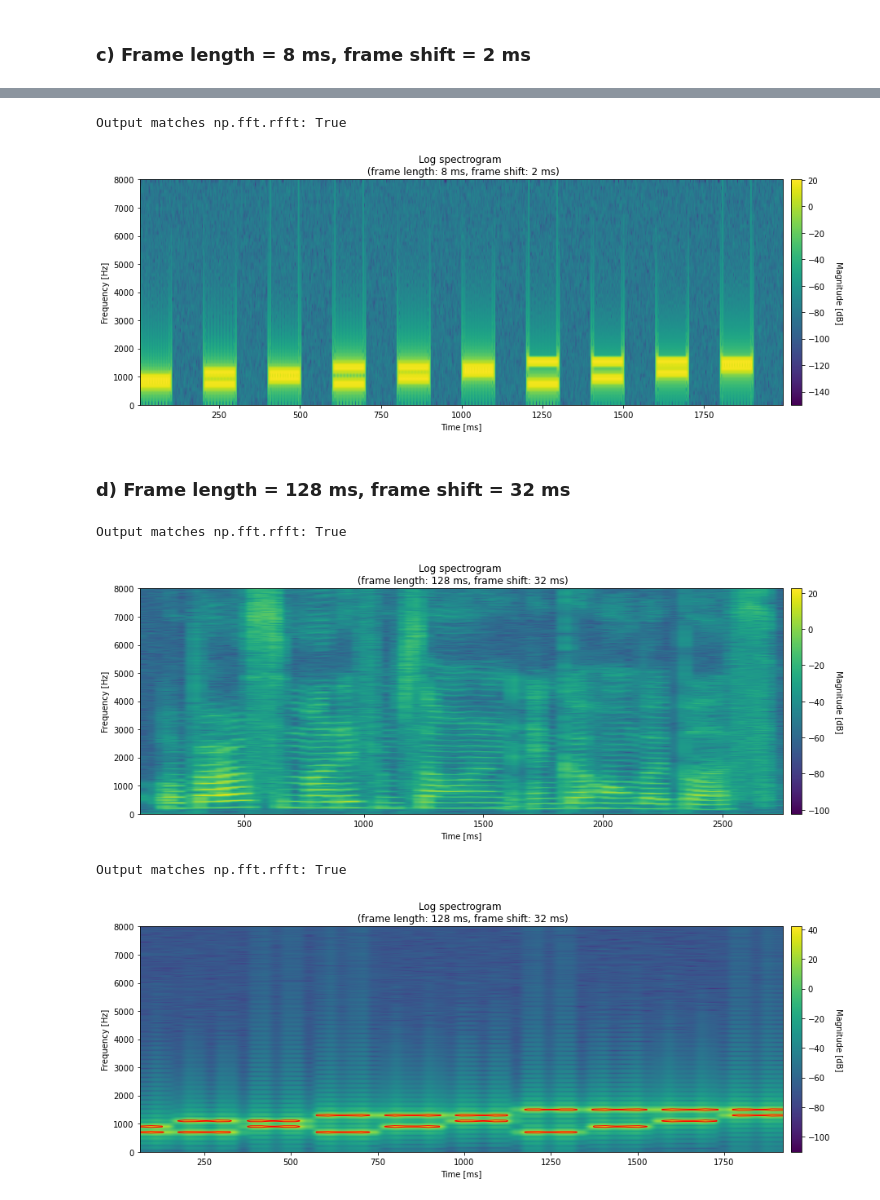
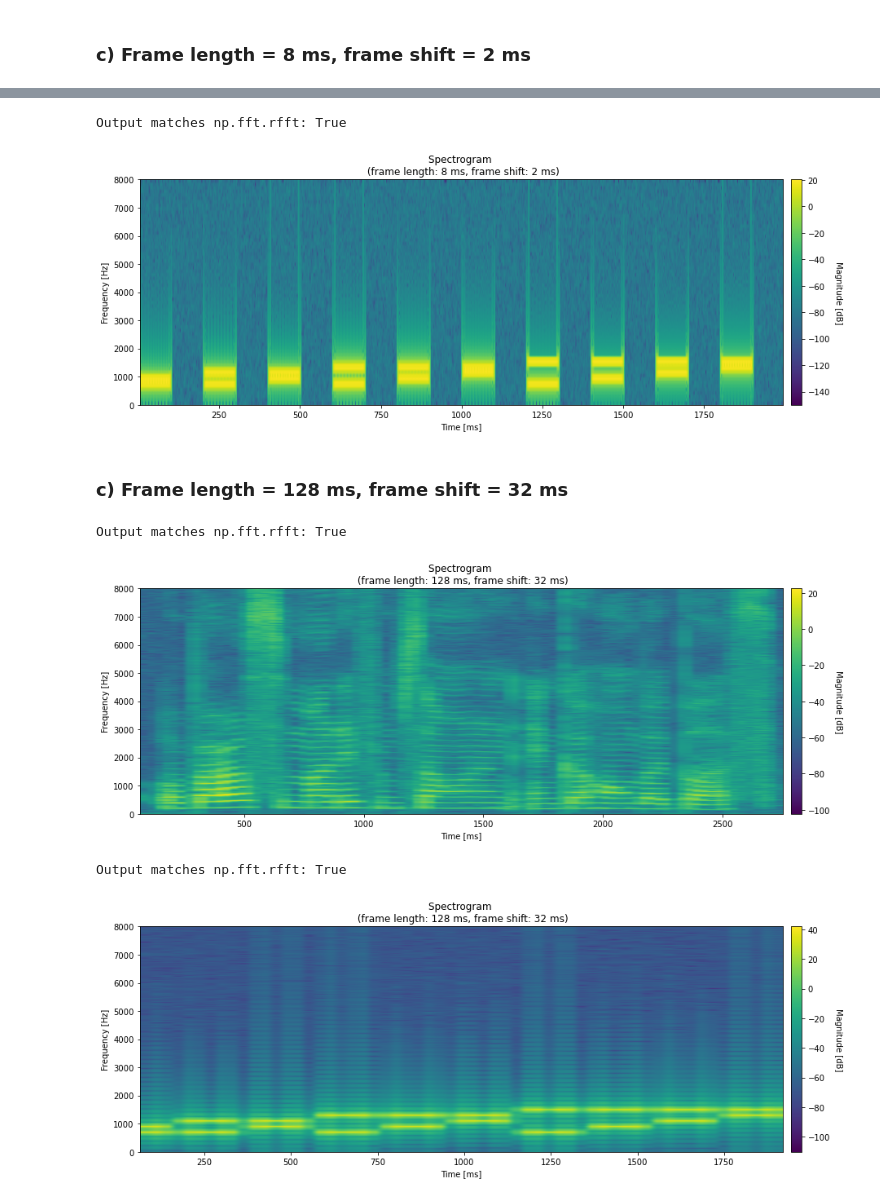
Before and after one commit to iibrahimli/ssp_sose2023, a Jupyter notebook: Exercise2/exercise2.ipynb, the cells around one changed output, grey strips where cells are left out. Saved outputs shown, nothing was run; the diff lists cells and outputs as text; code cells hidden in the pictures.

```diff
--- a/Exercise2/exercise2.ipynb
+++ b/Exercise2/exercise2.ipynb
@@ -6,21 +6,3 @@ import matplotlib.pyplot as plt
 
 %matplotlib inline
 plt.rcParams["figure.figsize"] = (14, 5)
-# %%
-def my_windowing(
-    v_signal: np.ndarray,
-    sampling_rate: int,
-    frame_length: int,
-    frame_shift: int = None,
-) -> list[np.ndarray]:
-    if frame_shift is None:
-        frame_shift = frame_length
-
-    frame_len_samples = np.floor(frame_length * sampling_rate / 1000).astype(int)
-    frame_shift_samples = np.floor(frame_shift * sampling_rate / 1000).astype(int)
-    m_frames = []
-    frame_centers = []
-    for i in range(0, len(v_signal) - frame_len_samples, frame_shift_samples):
-        m_frames.append(v_signal[i : i + frame_len_samples])
-        frame_centers.append((i + frame_len_samples // 2) * 1000 / sampling_rate)
-    return np.array(m_frames), np.array(frame_centers)
@@ -72,6 +147,7 @@ def plot_log_spectrogram(
     frame_length: int = 32,
     frame_shift: int = 8,
     threshold: float = None,
+    plt_show: bool = True,
 ) -> None:
     """Plot the log spectrogram of a signal."""
     m_stft, v_time = compute_stft(
@@ -84,7 +160,7 @@ def plot_log_spectrogram(
 
     magnitude = 10 * np.log10(np.maximum(np.square(np.abs(m_stft.T)), 10 ** (-15)))
 
-    v_freq = np.linspace(0, sampling_rate / 2, m_stft.shape[1])
+    v_freq = np.linspace(0, sampling_rate / 2, magnitude.shape[0])
 
     fig = plt.figure()
     ax = fig.add_subplot(111)
@@ -111,12 +187,14 @@ def plot_log_spectrogram(
     fig.colorbar(im, orientation="vertical", pad=0.01)
     im.colorbar.set_label("Magnitude [dB]", rotation=270, labelpad=15)
 
-    ax.set_title(f"Log spectrogram \n (frame length: {frame_length} ms, frame shift: {frame_shift} ms)")
+    ax.set_title(f"Spectrogram \n (frame length: {frame_length} ms, frame shift: {frame_shift} ms)")
     ax.set_xlabel("Time [ms]")
     ax.set_ylabel("Frequency [Hz]")
+    # ax.set_yscale("log")
 
     fig.tight_layout()
-    plt.show()
+    if plt_show:
+        plt.show()
 # %%
 plot_log_spectrogram(s1, sampling_rate, frame_length=32, frame_shift=8)
 # %% [output]
@@ -138,16 +216,16 @@ Output matches np.fft.rfft: True
 plot_log_spectrogram(s2, sampling_rate, frame_length=8, frame_shift=2)
 # %% [output]
 Output matches np.fft.rfft: True
-[figure, old version]
+[figure, new version]
 # %% [markdown]
-### d) Frame length = 128 ms, frame shift = 32 ms
+### c) Frame length = 128 ms, frame shift = 32 ms
 # %%
 plot_log_spectrogram(s1, sampling_rate, frame_length=128, frame_shift=32)
 # %% [output]
 Output matches np.fft.rfft: True
-[figure, old version]
+[figure, new version]
 # %%
-plot_log_spectrogram(s2, sampling_rate, frame_length=128, frame_shift=32, threshold=20.)
+plot_log_spectrogram(s2, sampling_rate, frame_length=128, frame_shift=32)
 # %% [output]
 Output matches np.fft.rfft: True
-[figure, old version]
+[figure, new version]
```
Also changed, not shown: parts of 25 cells of this notebook.
